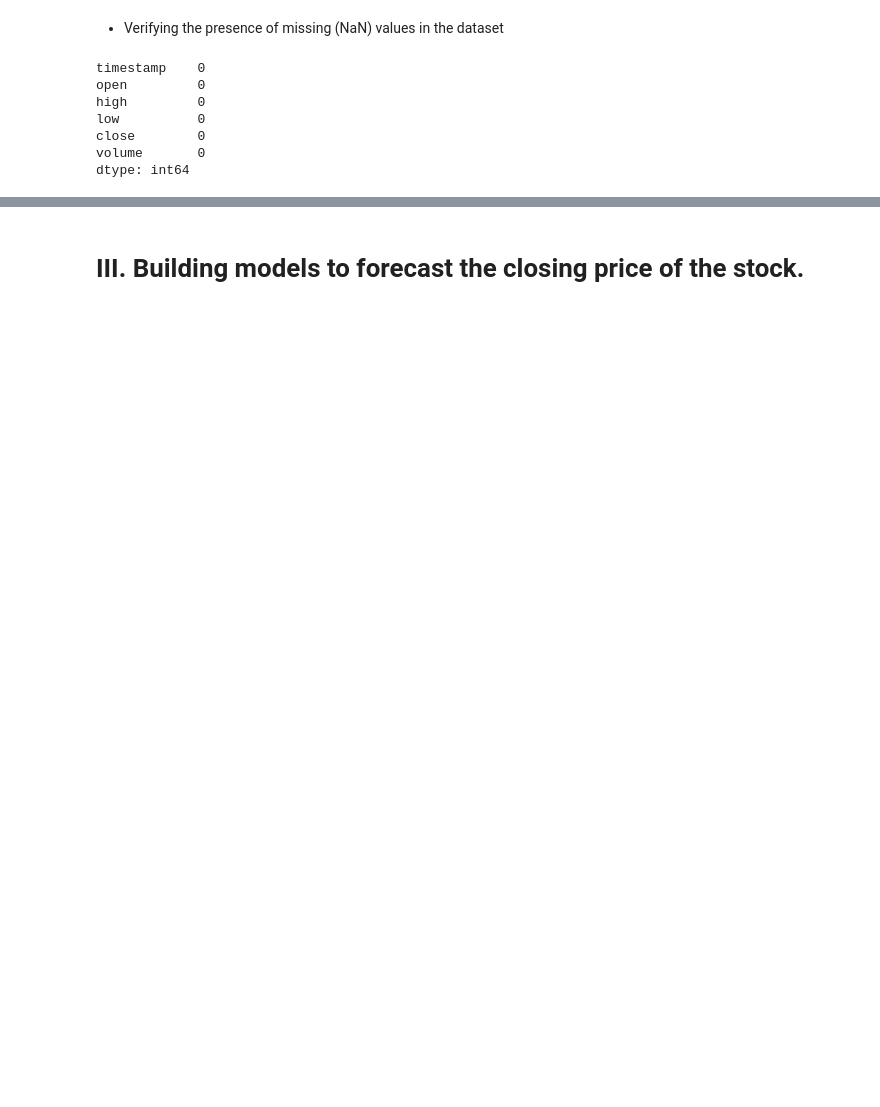
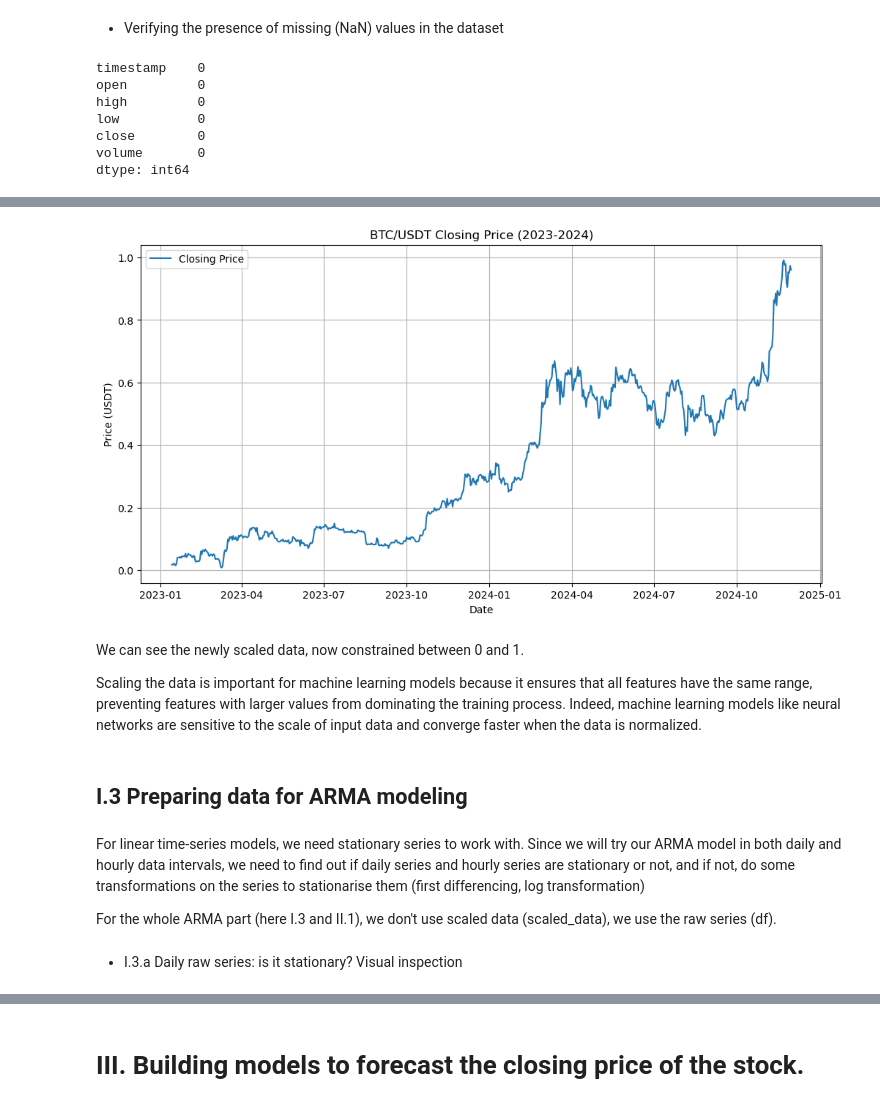
Before and after one commit to willyafalin/cryptocurrency_prediction, a Jupyter notebook: main_project.ipynb, the cells around one changed output, grey strips where cells are left out. Drawn from its saved outputs; the diff is of its cells as text; code cells hidden in the pictures; blank space fills up the shorter version.

```diff
--- a/main_project.ipynb
+++ b/main_project.ipynb
@@ -131,0 +141,23 @@ scaled_data
+# %%
+plt.figure(figsize=(12, 6))
+plt.plot(scaled_data['timestamp'], scaled_data['close'], label='Closing Price')
+plt.title("BTC/USDT Closing Price (2023-2024)")
+plt.xlabel("Date")
+plt.ylabel("Price (USDT)")
+plt.legend()
+plt.grid()
+plt.show()
+# %% [output]
+[figure, added]
+# %% [markdown]
+We can see the newly scaled data, now constrained between 0 and 1.
+
+Scaling the data is important for machine learning models because it ensures that all features have the same range, preventing features with larger values from dominating the training process. Indeed, machine learning models like neural networks are sensitive to the scale of input data and converge faster when the data is normalized.
+# %% [markdown]
+## **I.3 Preparing data for ARMA modeling**
+# %% [markdown]
+For linear time-series models, we need stationary series to work with. Since we will try our ARMA model in both daily and hourly data intervals, we need to find out if daily series and hourly series are stationary or not, and if not, do some transformations on the series to stationarise them (first differencing, log transformation)
+
+For the whole ARMA part (here I.3 and II.1), we don't use scaled data (scaled_data), we use the raw series (df).
+# %% [markdown]
+* I.3.a Daily raw series: is it stationary? Visual inspection
```
Also changed, not shown: parts of 97 cells of this notebook, 1 other file.
